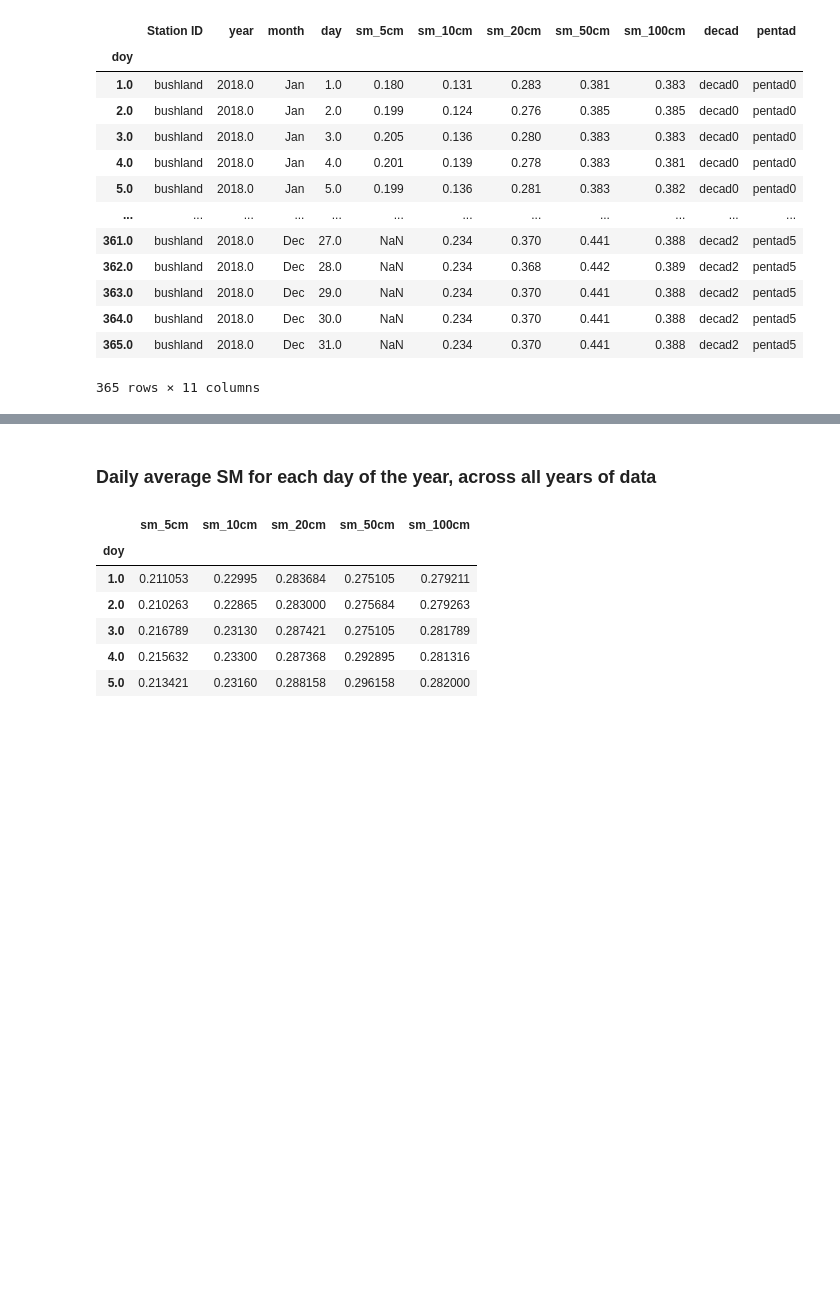
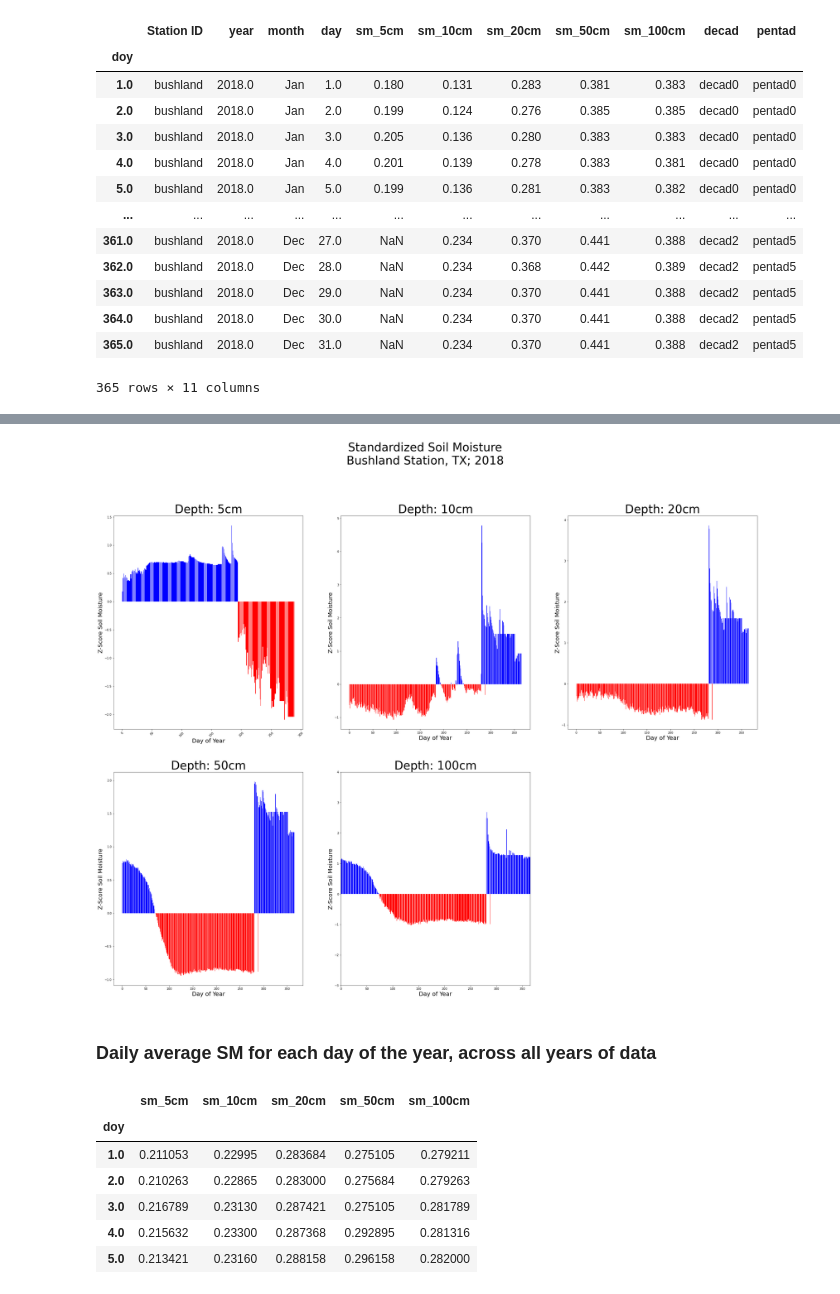
Before and after one commit to krosenberg01/usgs-nccasc-soil-moisture, a Jupyter notebook: usgs-nccasc-soil-moisture.ipynb, the cells around one changed output, grey strips where cells are left out. Cells and saved outputs as stored; diff of their text form; code cells hidden in the pictures; blank space fills up the shorter version.

Commit message:
Standardized daily soil moisture data + plot

```diff
--- a/usgs-nccasc-soil-moisture.ipynb
+++ b/usgs-nccasc-soil-moisture.ipynb
@@ -268,0 +275,11 @@ station_daily_avg_year
+# %%
+# Create input df
+bushland_daily_2018 = customfunctions.daily_avg(soil_moisture_dict["bushland"], 2018)
+
+# Remove non-numeric columns
+bushland_daily_2018 = bushland_daily_2018[['sm_5cm', 'sm_10cm', 'sm_20cm', 'sm_50cm', 'sm_100cm']]
+
+# Calculate z-score for each depth, ignoring any NAN values
+zscore_bushland_daily_2018 = bushland_daily_2018.apply(zscore, nan_policy='omit')
+
+zscore_bushland_daily_2018.head()
@@ -269,3 +296,76 @@ station_daily_avg_year
+# %%
+# Define plot space
+fig, (ax1, ax2, ax3, ax4, ax5) = plt.subplots(1, 5, figsize=(40, 30), constrained_layout=True)
+
+ax1 = plt.subplot2grid((2, 3), (0, 0), colspan=1)
+ax2 = plt.subplot2grid((2, 3), (0, 1), colspan=1)
+ax3 = plt.subplot2grid((2, 3), (0, 2), rowspan=1)
+ax4 = plt.subplot2grid((2, 3), (1, 0))
+ax5 = plt.subplot2grid((2, 3), (1, 1))
+
+# Define figure title
+fig.suptitle(
+    "Standardized Soil Moisture\nBushland Station, TX; 2018", fontsize=40)
+
+# 5cm depth subplot
+ax1.bar(zscore_bushland_daily_2018.index.values,
+         zscore_bushland_daily_2018['sm_5cm'],
+         color=(zscore_bushland_daily_2018['sm_5cm'] > 0).map({True: 'b',
+                                                    False: 'r'}))
+
+ax1.set_title('Depth: 5cm', fontsize = 40)
+ax1.set_ylabel('Z-Score Soil Moisture', fontsize = 20.0)
+ax1.set_xlabel('Day of Year', fontsize = 20)
+
+# 10cm depth subplot
+ax2.bar(zscore_bushland_daily_2018.index.values,
+         zscore_bushland_daily_2018['sm_10cm'],
+         color=(zscore_bushland_daily_2018['sm_10cm'] > 0).map({True: 'b',
+                                                    False: 'r'}))
+
+ax2.set_title('Depth: 10cm', fontsize = 40)
+ax2.set_ylabel('Z-Score Soil Moisture', fontsize = 20.0)
+ax2.set_xlabel('Day of Year', fontsize = 20)
+
+# 20cm depth subplot
+ax3.bar(zscore_bushland_daily_2018.index.values,
+         zscore_bushland_daily_2018['sm_20cm'],
+         color=(zscore_bushland_daily_2018['sm_20cm'] > 0).map({True: 'b',
+                                                    False: 'r'}))
+
+ax3.set_title('Depth: 20cm', fontsize = 40)
+ax3.set_ylabel('Z-Score Soil Moisture', fontsize = 20.0)
+ax3.set_xlabel('Day of Year', fontsize = 20)
+
+# 50cm depth subplot
+ax4.bar(zscore_bushland_daily_2018.index.values,
+         zscore_bushland_daily_2018['sm_50cm'],
+         color=(zscore_bushland_daily_2018['sm_50cm'] > 0).map({True: 'b',
+                                                    False: 'r'}))
+
+ax4.set_title('Depth: 50cm', fontsize = 40)
+ax4.set_ylabel('Z-Score Soil Moisture', fontsize = 20.0)
+ax4.set_xlabel('Day of Year', fontsize = 20)
+
+# 100cm depth subplot
+ax5.bar(zscore_bushland_daily_2018.index.values,
+         zscore_bushland_daily_2018['sm_100cm'],
+         color=(zscore_bushland_daily_2018['sm_100cm'] > 0).map({True: 'b',
+                                                    False: 'r'}))
+
+ax5.set_title('Depth: 100cm', fontsize = 40)
+ax5.set_ylabel('Z-Score Soil Moisture', fontsize = 20.0)
+ax5.set_xlabel('Day of Year', fontsize = 20)
+
+# Rotate tick marks on x-axis
+plt.setp(ax1.get_xticklabels(), rotation=45)
+
+# plt.xlim(0, 365)
+# plt.ylim(-3, 4)
+
+plt.show()
+# %% [output]
+[figure, added]
 # %% [markdown]
 ### Daily average SM for each day of the year, across all years of data
 # %%
```
Also changed, not shown: parts of 9 cells of this notebook.
